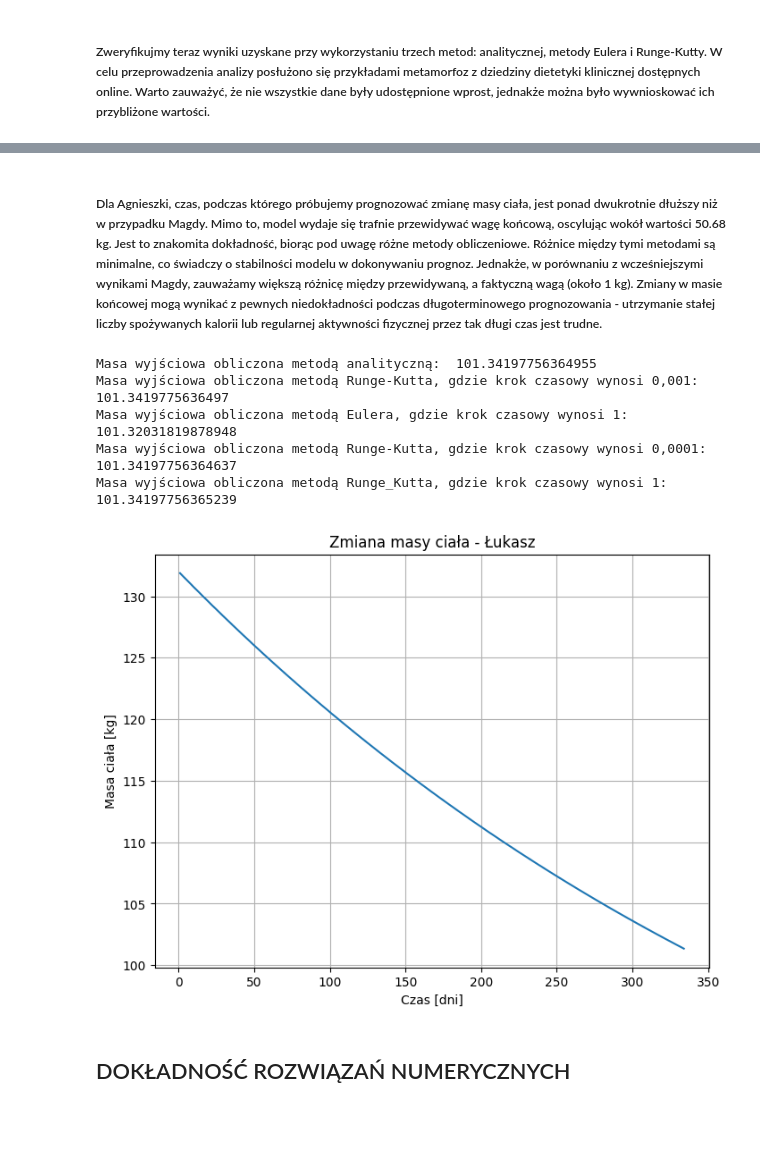
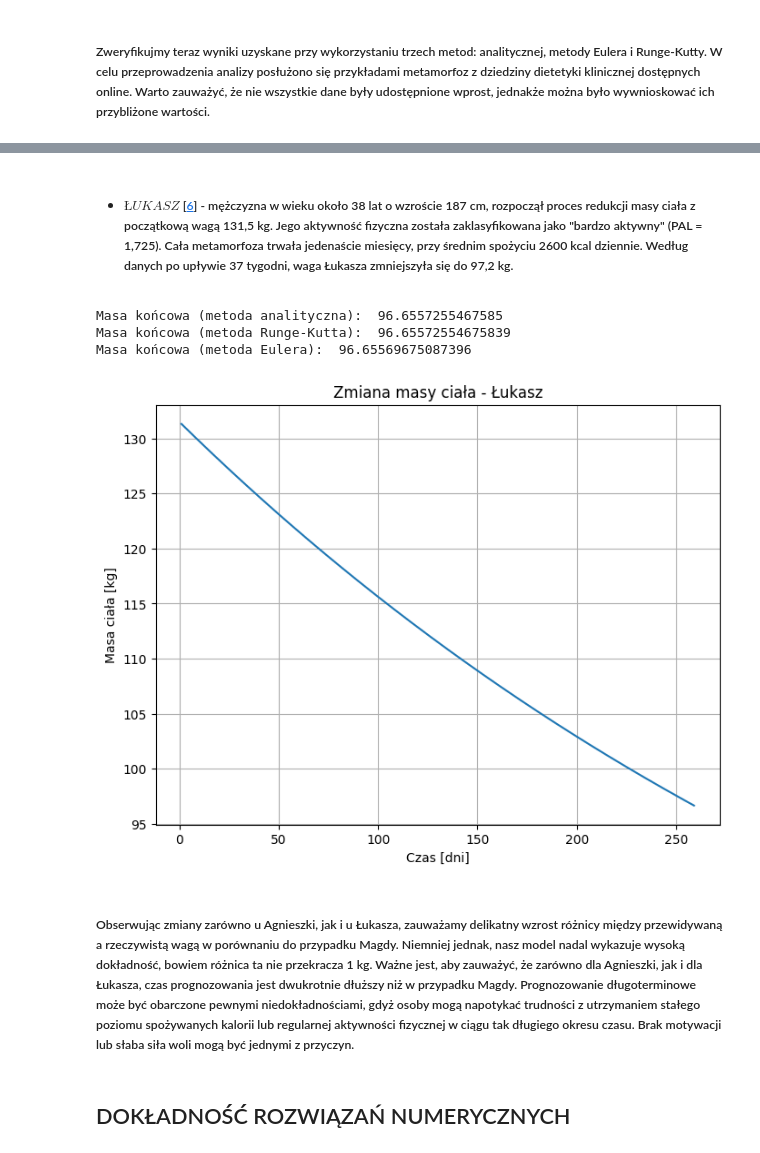
Before and after one commit to alicjagornik/Projekt_Rownania, a Jupyter notebook: tekst_inna_wersja.ipynb, the cells around one changed output, grey strips where cells are left out. Cells and saved outputs as stored; diff of their text form; code cells hidden in the pictures; blank space fills up the shorter version.

```diff
--- a/tekst_inna_wersja.ipynb
+++ b/tekst_inna_wersja.ipynb
@@ -228,7 +229,7 @@ class BodyWeight():
         """Funkcja obliczająca błąd między rozwiązaniami analitycznym i numerycznymi."""
         r_k_e = []
         euler_e = []
-        steps_e = (0.1, 1)
+        steps_e = [0.1, 0.5, 1]
         for h in steps_e:
             euler_e.append(np.abs(self.final_weight_analytical() - self.final_weight_euler(h) ))
             r_k_e.append(np.abs(self.final_weight_analytical() - self.final_weight_runge_kutta(h) ))
@@ -277,21 +278,19 @@ Masa wyjściowa (metoda Eulera):  50.58572204477629
-# %% [markdown]
-##### Dla Agnieszki, czas, podczas którego próbujemy prognozować zmianę masy ciała, jest ponad dwukrotnie dłuższy niż w przypadku Magdy. Mimo to, model wydaje się trafnie przewidywać wagę końcową, oscylując wokół wartości 50.68 kg. Jest to znakomita dokładność, biorąc pod uwagę różne metody obliczeniowe. Różnice między tymi metodami są minimalne, co świadczy o stabilności modelu w dokonywaniu prognoz. Jednakże, w porównaniu z wcześniejszymi wynikami Magdy, zauważamy większą różnicę między przewidywaną, a faktyczną wagą (około 1 kg). Zmiany w masie końcowej mogą wynikać z pewnych niedokładności podczas długoterminowego prognozowania - utrzymanie stałej liczby spożywanych kalorii lub regularnej aktywności fizycznej przez tak długi czas jest trudne.
+# %% [markdown]
+- ##### $ŁUKASZ$ [[6](https://centrumrespo.pl/historia/lukasz/)] - mężczyzna w wieku około 38 lat o wzroście 187 cm, rozpoczął proces redukcji masy ciała z początkową wagą 131,5 kg. Jego aktywność fizyczna została zaklasyfikowana jako "bardzo aktywny" (PAL = 1,725). Cała metamorfoza trwała jedenaście miesięcy, przy średnim spożyciu 2600 kcal dziennie. Według danych po upływie 37 tygodni, waga Łukasza zmniejszyła się do 97,2 kg.
 # %%
-Lukasz = BodyWeight(name="Łukasz", t=334, m=132, h=187, a=38, c=2600, f=1.55, sex="m")
+Lukasz = BodyWeight(name="Łukasz", t=259, m=131.5, h=187, a=38, c=2600, f=1.725, sex="m")
 Lukasz.BMR()
-print("Masa wyjściowa obliczona metodą analityczną: ", Lukasz.final_weight_analytical())
-print("Masa wyjściowa obliczona metodą Runge-Kutta, gdzie krok czasowy wynosi 0,001: ", Lukasz.final_weight_runge_kutta())
-print("Masa wyjściowa obliczona metodą Eulera, gdzie krok czasowy wynosi 1: ", Lukasz.final_weight_euler(h=1))
-print("Masa wyjściowa obliczona metodą Runge-Kutta, gdzie krok czasowy wynosi 0,0001: ", Lukasz.final_weight_runge_kutta(h=0.0001))
-print("Masa wyjściowa obliczona metodą Runge_Kutta, gdzie krok czasowy wynosi 1: ", Lukasz.final_weight_runge_kutta(h=1))
+print("Masa końcowa (metoda analityczna): ", Lukasz.final_weight_analytical())
+print("Masa końcowa (metoda Runge-Kutta): ", Lukasz.final_weight_runge_kutta())
+print("Masa końcowa (metoda Eulera): ", Lukasz.final_weight_euler())
 Lukasz.all_weights()
 # %% [output]
-Masa wyjściowa obliczona metodą analityczną:  101.34197756364955
-Masa wyjściowa obliczona metodą Runge-Kutta, gdzie krok czasowy wynosi 0,001:  101.3419775636497
-Masa wyjściowa obliczona metodą Eulera, gdzie krok czasowy wynosi 1:  101.32031819878948
-Masa wyjściowa obliczona metodą Runge-Kutta, gdzie krok czasowy wynosi 0,0001:  101.34197756364637
-Masa wyjściowa obliczona metodą Runge_Kutta, gdzie krok czasowy wynosi 1:  101.34197756365239
+Masa końcowa (metoda analityczna):  96.6557255467585
+Masa końcowa (metoda Runge-Kutta):  96.65572554675839
+Masa końcowa (metoda Eulera):  96.65569675087396
-[figure, old version]
+[figure, new version]
+# %% [markdown]
+##### Obserwując zmiany zarówno u Agnieszki, jak i u Łukasza, zauważamy delikatny wzrost różnicy między przewidywaną a rzeczywistą wagą w porównaniu do przypadku Magdy. Niemniej jednak, nasz model nadal wykazuje wysoką dokładność, bowiem różnica ta nie przekracza 1 kg. Ważne jest, aby zauważyć, że zarówno dla Agnieszki, jak i dla Łukasza, czas prognozowania jest dwukrotnie dłuższy niż w przypadku Magdy. Prognozowanie długoterminowe może być obarczone pewnymi niedokładnościami, gdyż osoby mogą napotykać trudności z utrzymaniem stałego poziomu spożywanych kalorii lub regularnej aktywności fizycznej w ciągu tak długiego okresu czasu. Brak motywacji lub słaba siła woli mogą być jednymi z przyczyn.
 # %% [markdown]
 ## DOKŁADNOŚĆ ROZWIĄZAŃ NUMERYCZNYCH
 # %% [markdown]
```
Also changed, not shown: parts of 13 cells of this notebook.
